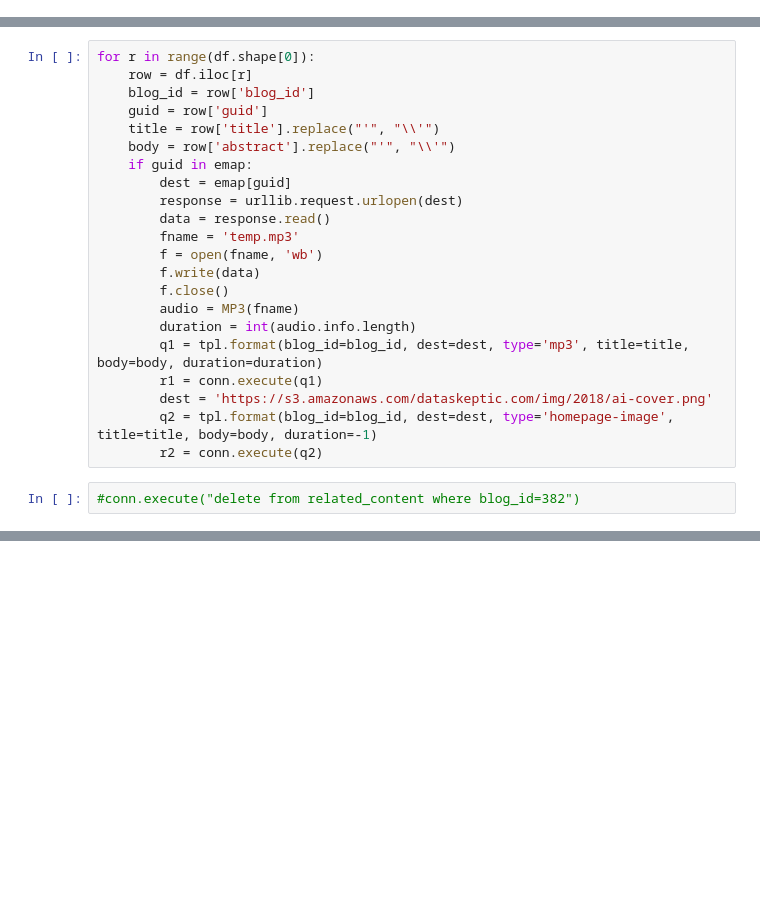
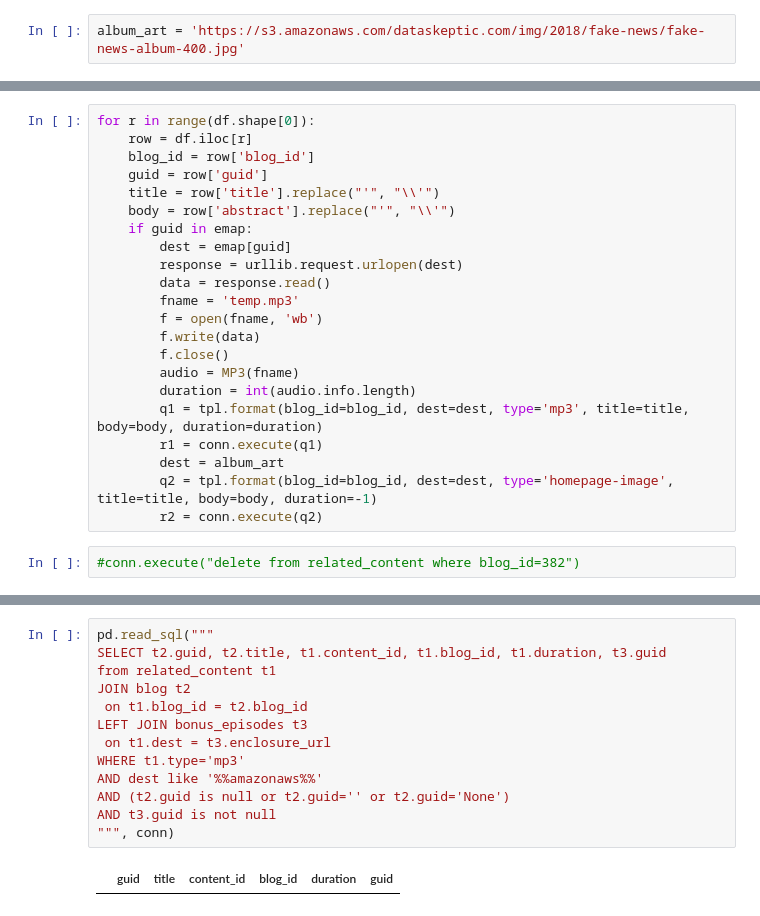
Before and after one commit to data-skeptic/dataskeptic.com, a Jupyter notebook: notebooks/update-related-content.ipynb, the cells around one changed output, grey strips where cells are left out. Drawn from its saved outputs; the diff is of its cells as text; blank space fills up the shorter version.

Commit message:
fixing bonus feed

```diff
--- a/notebooks/update-related-content.ipynb
+++ b/notebooks/update-related-content.ipynb
@@ -10,6 +10,8 @@ import os
 import sqlalchemy
 import urllib.request
 from mutagen.mp3 import MP3
+# %%
+album_art = 'https://s3.amazonaws.com/dataskeptic.com/img/2018/fake-news/fake-news-album-400.jpg'
 # %%
 config = json.load(open('../config.json', 'r'))
 # %%
@@ -104,7 +106,7 @@ for r in range(df.shape[0]):
         duration = int(audio.info.length)
         q1 = tpl.format(blog_id=blog_id, dest=dest, type='mp3', title=title, body=body, duration=duration)
         r1 = conn.execute(q1)
-        dest = 'https://s3.amazonaws.com/dataskeptic.com/img/2018/ai-cover.png'
+        dest = album_art
         q2 = tpl.format(blog_id=blog_id, dest=dest, type='homepage-image', title=title, body=body, duration=-1)
         r2 = conn.execute(q2)
 # %%
@@ -129,0 +152,15 @@ pd.read_sql("SELECT * from related_content order by content_id desc limit 10", c
+# %%
+pd.read_sql("""
+SELECT t2.guid, t2.title, t1.content_id, t1.blog_id, t1.duration, t3.guid
+from related_content t1
+JOIN blog t2
+ on t1.blog_id = t2.blog_id
+LEFT JOIN bonus_episodes t3
+ on t1.dest = t3.enclosure_url
+WHERE t1.type='mp3'
+AND dest like '%%amazonaws%%'
+AND (t2.guid is null or t2.guid='' or t2.guid='None')
+AND t3.guid is not null
+""", conn)
+# %% [output]
+|  | guid | title | content_id | blog_id | duration | guid |
```
Also changed, not shown: parts of 7 cells of this notebook, 9 other files.
